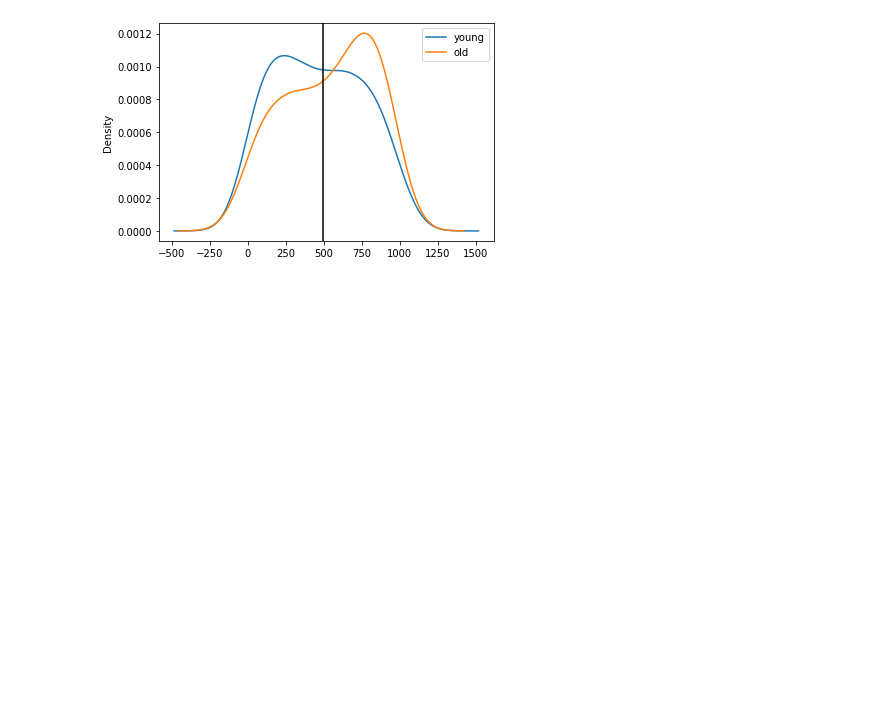
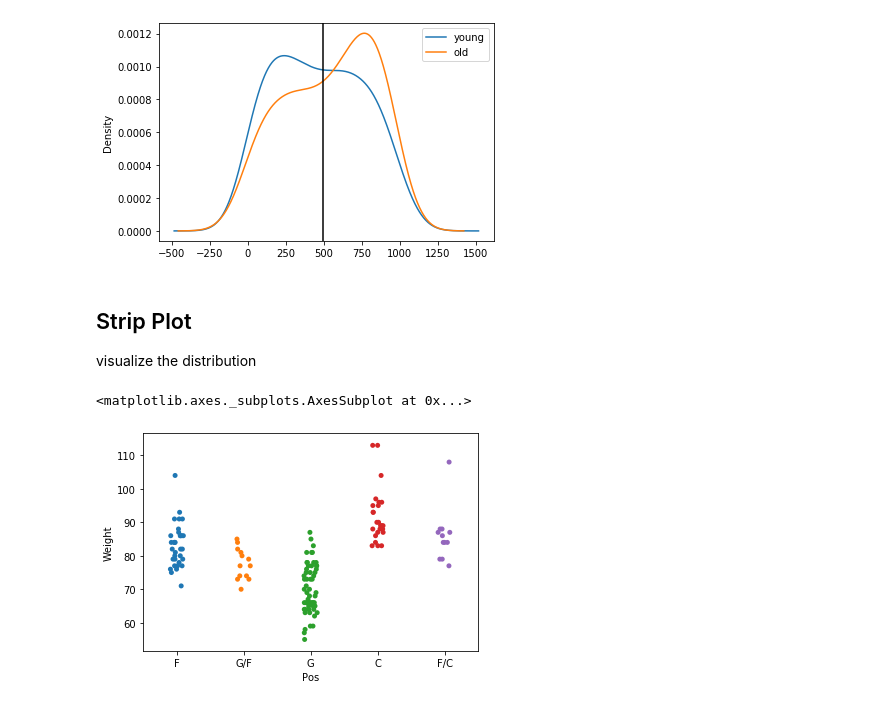
Before and after one commit to dnlsyfq/py_statistics, a Jupyter notebook: StatisticsChap4.ipynb, the cells around one changed output. Drawn from its saved outputs; the diff is of its cells as text; code cells hidden in the pictures; blank space fills up the shorter version.

```diff
--- a/StatisticsChap4.ipynb
+++ b/StatisticsChap4.ipynb
@@ -124,3 +128,12 @@ plt.axvline(497,label='Average',color='black')
 plt.show()
 # %% [output]
 [figure]
+# %% [markdown]
+## Strip Plot
+
+ visualize the distribution
+# %%
+sns.stripplot(x='Pos',y='Weight',data=df,jitter=True)
+# %% [output]
+<matplotlib.axes._subplots.AxesSubplot at 0x...>
+[figure, added]
```
Also changed, not shown: parts of 3 cells of this notebook.
